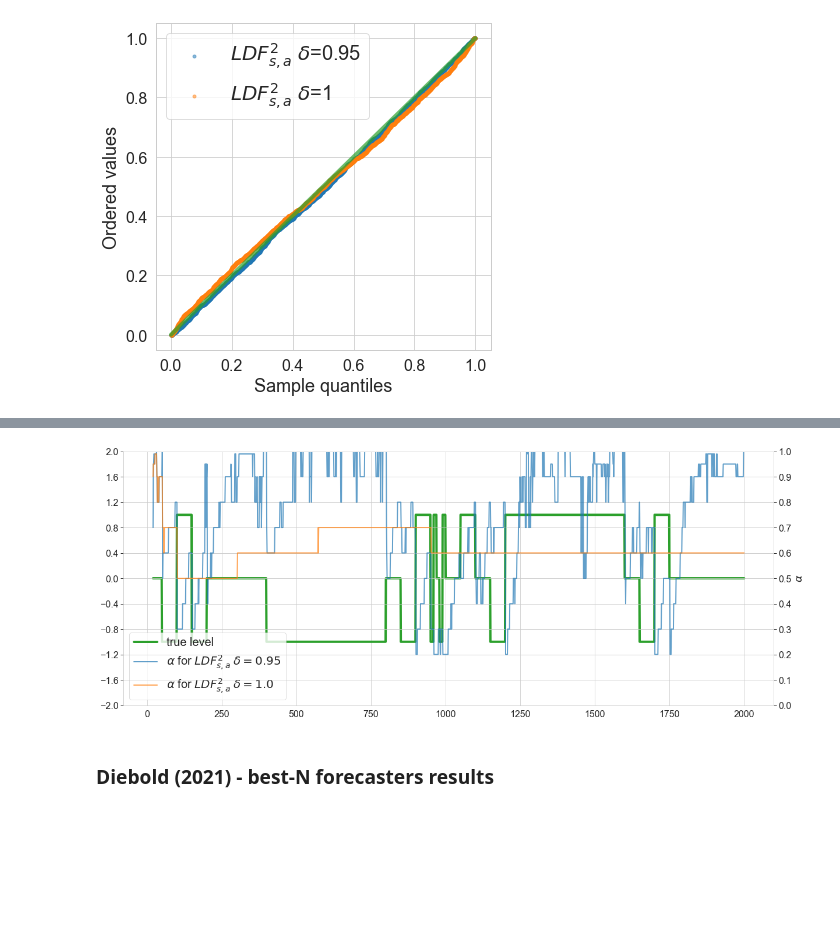
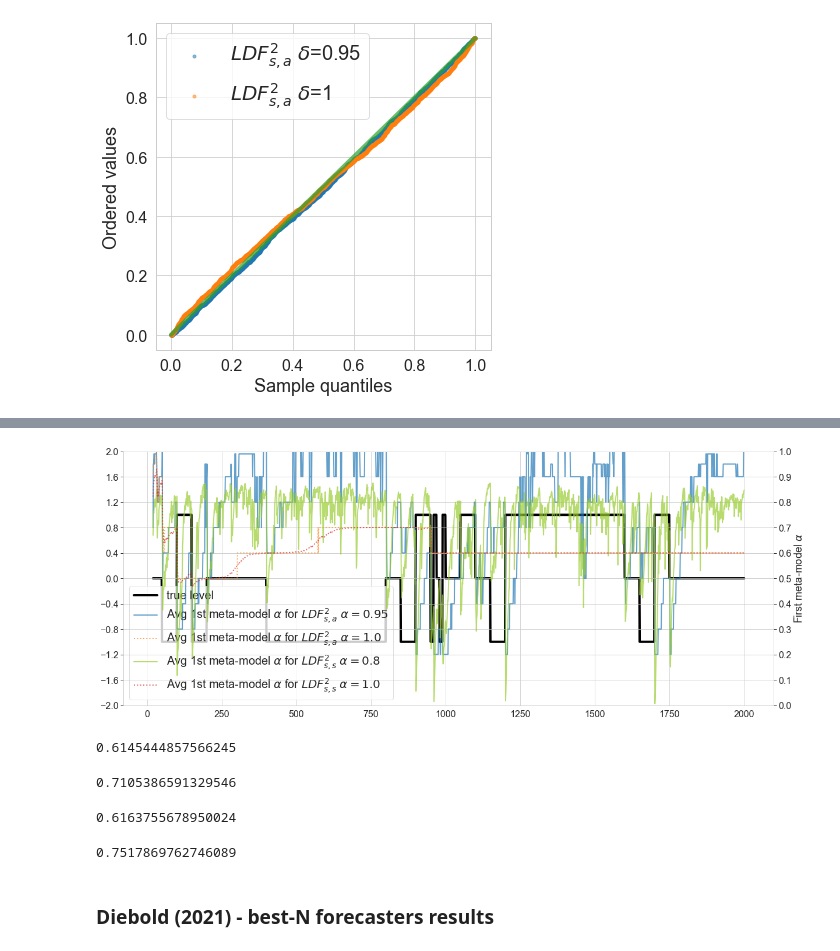
Before and after one commit to dbernaciak/ldf, a Jupyter notebook: notebooks/simulation_study.ipynb, the cells around one changed output, grey strips where cells are left out. Saved outputs shown, nothing was run; the diff lists cells and outputs as text; code cells hidden in the pictures; blank space fills up the shorter version.

```diff
--- a/notebooks/simulation_study.ipynb
+++ b/notebooks/simulation_study.ipynb
@@ -92,7 +93,7 @@ def generate_dgp(levels):
     for i in range(T-1):
         x = np.append(x, phi * x[-1] + sigma_x * v_t[i+1])
     y = phi * x + e_t * sigma_y
-    y = y + levels
+    y = y + levels[:T]
     return x, y
 # %%
 def get_forecasts(levels):
@@ -194,25 +294,48 @@ ax.legend(lns, labs, loc=2)
 # %%
 _temp = res_ldf_1["params_weights"][2][-1981:] * discount_factors
 alpha_levels_1 = (_temp)[np.nonzero(_temp)]
 _temp = res_ldf_1["params_weights"][0][-1981:] * discount_factors
 alpha_levels_2 = (_temp)[np.nonzero(_temp)]
+_temp = res_ldf_2["params_weights"][4][-1981:] * discount_factors
+alpha_levels_3 = _temp.sum(axis=1)
+_temp = res_ldf_2["params_weights"][0][-1981:] * discount_factors
+alpha_levels_4 = _temp.sum(axis=1)
 
 fig, ax = plt.subplots(1, 1, figsize=(20,8))
-lns1 = ax.plot(range(20, len(levels)), levels[20:], lw=4, label="true level", color="tab:green")
+lns1 = ax.plot(range(20, len(levels)), levels[20:], lw=4, label="true level", color="black")
 ax2 = ax.twinx()
-lns2 = ax2.plot(range(20, len(levels)), alpha_levels_1, c="tab:blue", alpha=0.7, label=r'$\alpha$ for $LDF_{s, a}^2$ $\delta=0.95$', lw=2)
-lns3= ax2.plot(range(20, len(levels)), alpha_levels_2, c="tab:orange", alpha=0.7, label=r'$\alpha$ for $LDF_{s, a}^2$ $\delta=1.0$', lw=2)
+lns2 = ax2.plot(range(20, len(levels)), alpha_levels_1, c="tab:blue", alpha=0.7, label=r'Avg 1st meta-model $\alpha$ for $LDF_{s, a}^2$ $\alpha=0.95$', lw=2)
+lns3 = ax2.plot(range(20, len(levels)), alpha_levels_2, c="tab:orange", alpha=0.7, label=r'Avg 1st meta-model $\alpha$ for $LDF_{s, a}^2$ $\alpha=1.0$', lw=2, ls='dotted')
+lns4 = ax2.plot(range(20, len(levels)), alpha_levels_3, c="yellowgreen", alpha=0.7, label=r'Avg 1st meta-model $\alpha$ for $LDF_{s, s}^2$ $\alpha=0.8$', lw=2)
+lns5 = ax2.plot(range(20, len(levels)), alpha_levels_4, c="tab:red", alpha=0.7, label=r'Avg 1st meta-model $\alpha$ for $LDF_{s, s}^2$ $\alpha=1.0$', lw=2, ls='dotted')
 
-lns = lns1+lns2 + lns3
+lns = lns1+lns2 + lns3 + lns4 + lns5
 labs = [l.get_label() for l in lns]
 ax.set_ylim(-2, 2)
 ax.set_yticks(np.arange(-2, 2.4, 0.4))
 ax2.set_ylim(0, 1)
 ax2.set_yticks(np.arange(0, 1.1, 0.1))
-ax2.set_ylabel(r"$\alpha$")
+ax2.set_ylabel("First meta-model " + r"$\alpha$")
 ax.legend(lns, labs, loc=3);
+fig.savefig("alphas_new.pdf")
 # %% [output]
-[figure, old version]
+[figure, new version]
+# %%
+alpha_levels_4.mean()
+# %% [output]
+0.6145444857566245
+# %%
+alpha_levels_3.mean()
+# %% [output]
+0.7105386591329546
+# %%
+alpha_levels_2.mean()
+# %% [output]
+0.6163755678950024
+# %%
+alpha_levels_1.mean()
+# %% [output]
+0.7517869762746089
 # %% [markdown]
 ### Diebold (2021) - best-N forecasters results
 # %%
```
Also changed, not shown: parts of 40 cells of this notebook, 1 other file.
